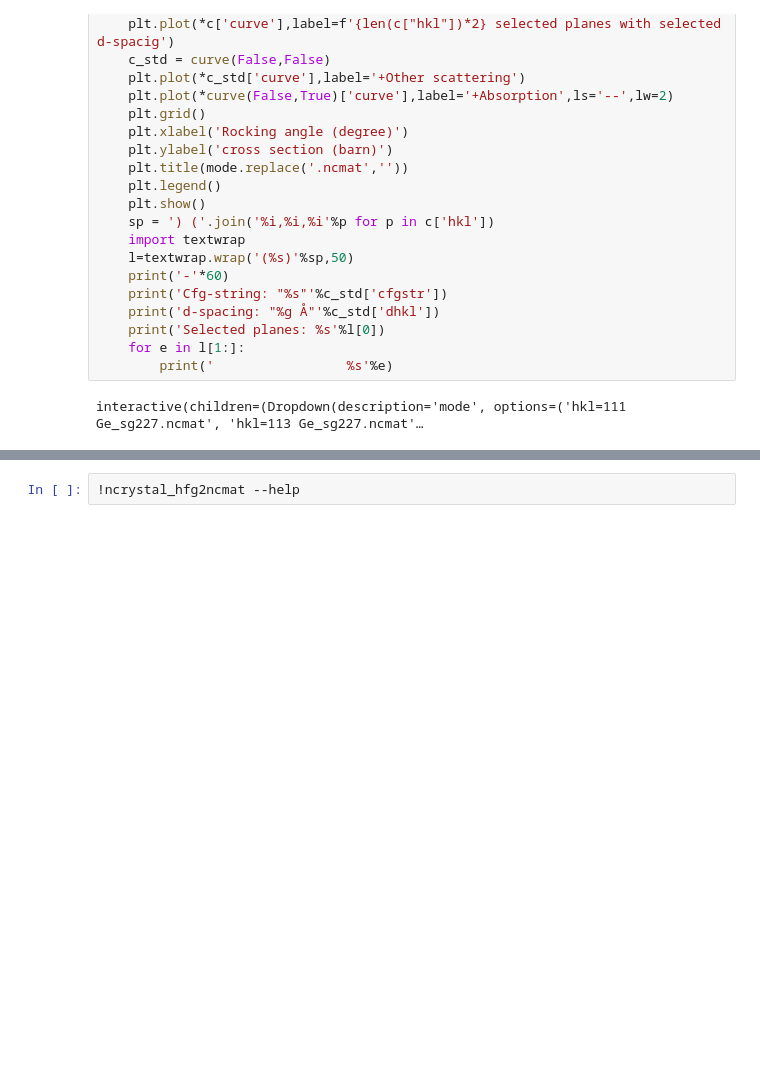
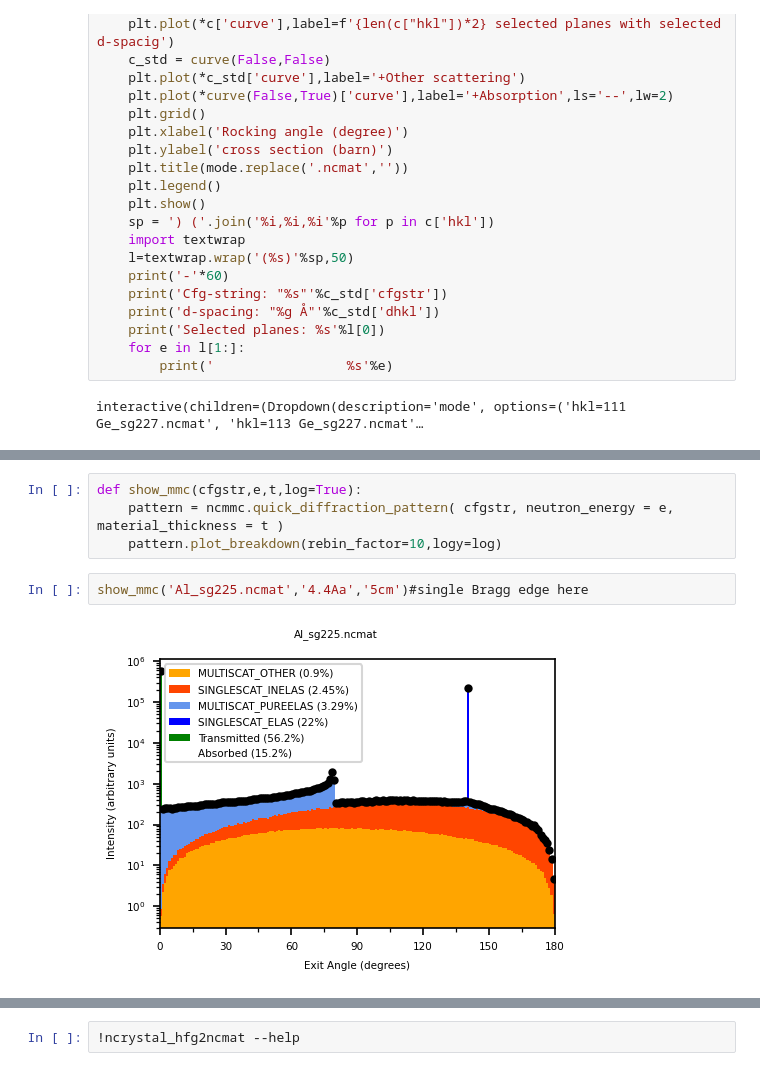
Before and after one commit to mctools/ncrystal-notebooks, a Jupyter notebook: notebooks/ncrystal1_basic_02_Continued_introduction.ipynb, the cells around one changed output, grey strips where cells are left out. Saved outputs shown, nothing was run; the diff lists cells and outputs as text; blank space fills up the shorter version.

```diff
--- a/notebooks/ncrystal1_basic_02_Continued_introduction.ipynb
+++ b/notebooks/ncrystal1_basic_02_Continued_introduction.ipynb
@@ -186,0 +195,8 @@ So for instance if you wish to create a file for polystyrene you must read the c
+# %%
+def show_mmc(cfgstr,e,t,log=True):
+    pattern = ncmmc.quick_diffraction_pattern( cfgstr, neutron_energy = e, material_thickness = t )
+    pattern.plot_breakdown(rebin_factor=10,logy=log)
+# %%
+show_mmc('Al_sg225.ncmat','4.4Aa','5cm')#single Bragg edge here
+# %% [output]
+[figure, added]
```
Also changed, not shown: parts of 11 cells of this notebook, 1 other file.
